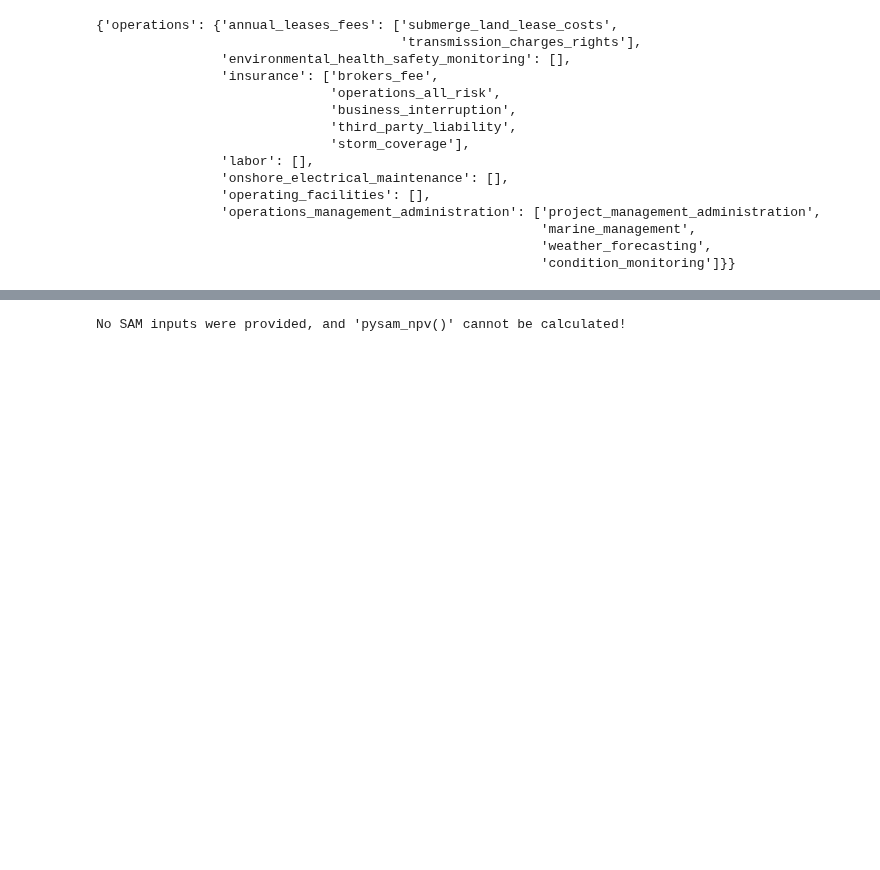
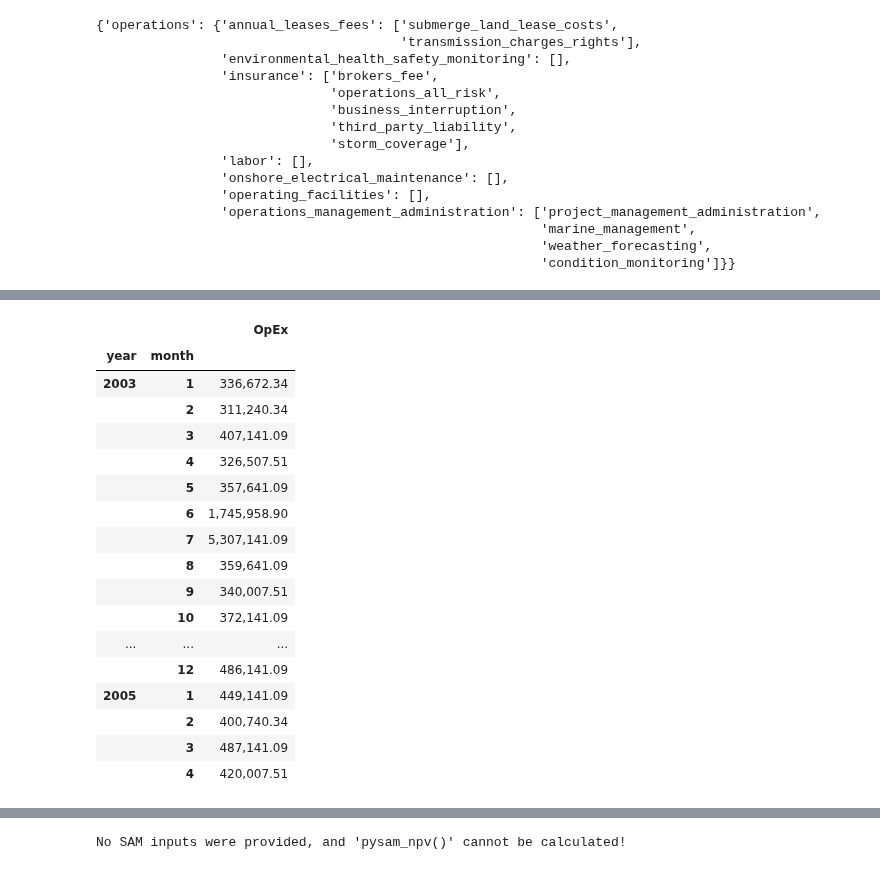
Before and after one commit to WISDEM/WOMBAT, a Jupyter notebook: docs/source/examples/metrics_demonstration.ipynb, the cells around one changed output, grey strips where cells are left out. Saved outputs shown, nothing was run; the diff lists cells and outputs as text; code cells hidden in the pictures; blank space fills up the shorter version.

```diff
--- a/docs/source/examples/metrics_demonstration.ipynb
+++ b/docs/source/examples/metrics_demonstration.ipynb
@@ -781,0 +976,21 @@ metrics.project_fixed_costs(frequency="annual", resolution="medium")
+# %%
+metrics.opex("month-year").head(28)
+# %% [output]
+|  |  | OpEx |
+| year | month |  |
+| 2003 | 1 | 336,672.34 |
+|  | 2 | 311,240.34 |
+|  | 3 | 407,141.09 |
+|  | 4 | 326,507.51 |
+|  | 5 | 357,641.09 |
+|  | 6 | 1,745,958.90 |
+|  | 7 | 5,307,141.09 |
+|  | 8 | 359,641.09 |
+|  | 9 | 340,007.51 |
+|  | 10 | 372,141.09 |
+| ... | ... | ... |
+|  | 12 | 486,141.09 |
+| 2005 | 1 | 449,141.09 |
+|  | 2 | 400,740.34 |
+|  | 3 | 487,141.09 |
+|  | 4 | 420,007.51 |
```
Also changed, not shown: parts of 70 cells of this notebook, 1 other file.
